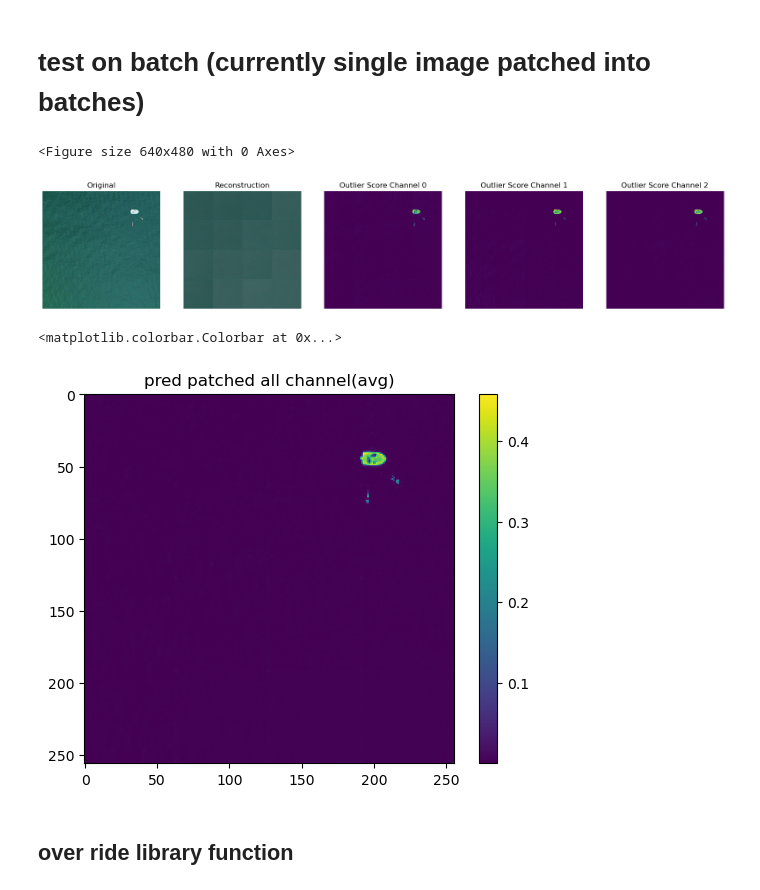
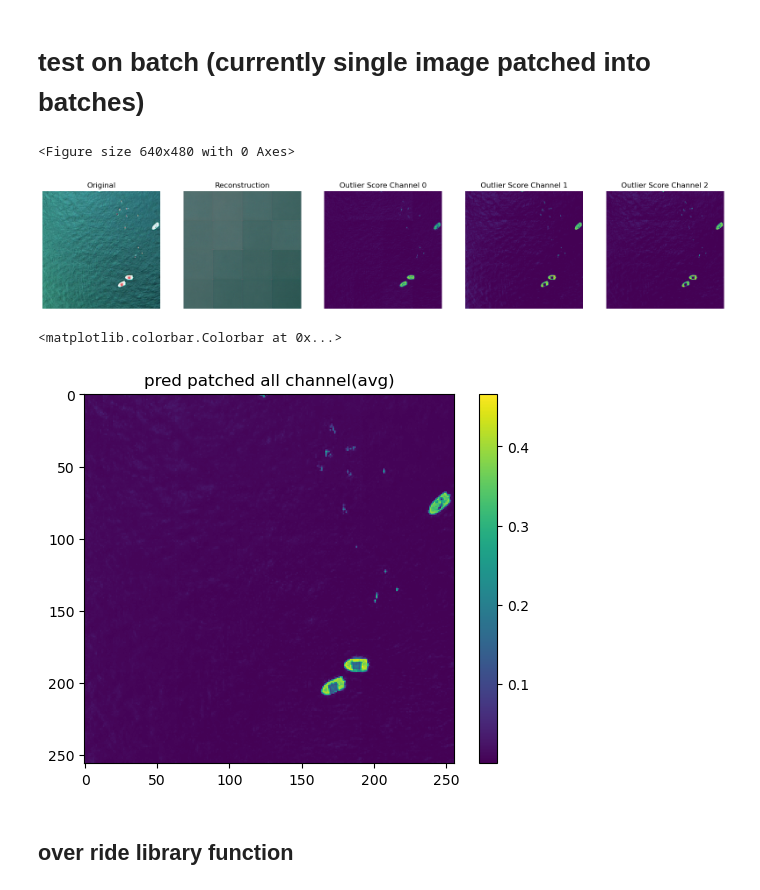
Before and after one commit to ahmadSum1/NTNU_mscThesis, a Jupyter notebook: 264_alibinet_outlier_detection_skb_smallNet.ipynb, the cells around one changed output. Drawn from its saved outputs; the diff is of its cells as text; code cells hidden in the pictures.

```diff
--- a/264_alibinet_outlier_detection_skb_smallNet.ipynb
+++ b/264_alibinet_outlier_detection_skb_smallNet.ipynb
@@ -581,7 +581,9 @@ Is this image an outlier (0 for NO and 1 for YES)? 1
 # plt.show()
 # %%
 
-img_patches, indices = resize_patch("datasets/bad/12_jpg.rf.3e89e71970211bfc29395fc2a8524c99.jpg")
+# img_patches, indices = resize_patch("datasets/bad/12_jpg.rf.3e89e71970211bfc29395fc2a8524c99.jpg")
+img_patches, indices = resize_patch("datasets/mixed/47_jpg.rf.e9ddd312d9bce1895776d1c2a1c19f94.jpg")
+
 emp = EMPatches()
 
 X_p = np.array(img_patches).astype('float32') / 255.
@@ -603,36 +605,36 @@ merged_pred = emp.merge_patches(Y_masks_list, indices, mode='avg')
 Y['data']['feature_score'] = merged_pred[np.newaxis]
 
 
 
 X_p_recon = od.vae(X_p).numpy()
 
 X_recon = emp.merge_patches([*X_p_recon], indices, mode='avg')
 
 
 
 plt.figure()
 # plt.colorbar()
 plot_feature_outlier_image(Y,
                            X[np.newaxis],
                            X_recon=X_recon[np.newaxis],
                            instance_ids=[0],  # pass a list with indices of instances to display
                            max_instances=16,  # max nb of instances to display
                            outliers_only=False)  # only show outlier predictions
 
 # plt.colorbar()
 plt.show()
 ##############################
 
 
 plt.figure()
 plt.imshow(merged_pred.sum(axis=2)/3)
 plt.title("pred patched all channel(avg)")
 plt.colorbar()
 # %% [output]
 <Figure size 640x480 with 0 Axes>
-[figure, old version]
+[figure, new version]
 <matplotlib.colorbar.Colorbar at 0x...>
-[figure, old version]
+[figure, new version]
 # %% [markdown]
 ## over ride library function
 # %%
```
